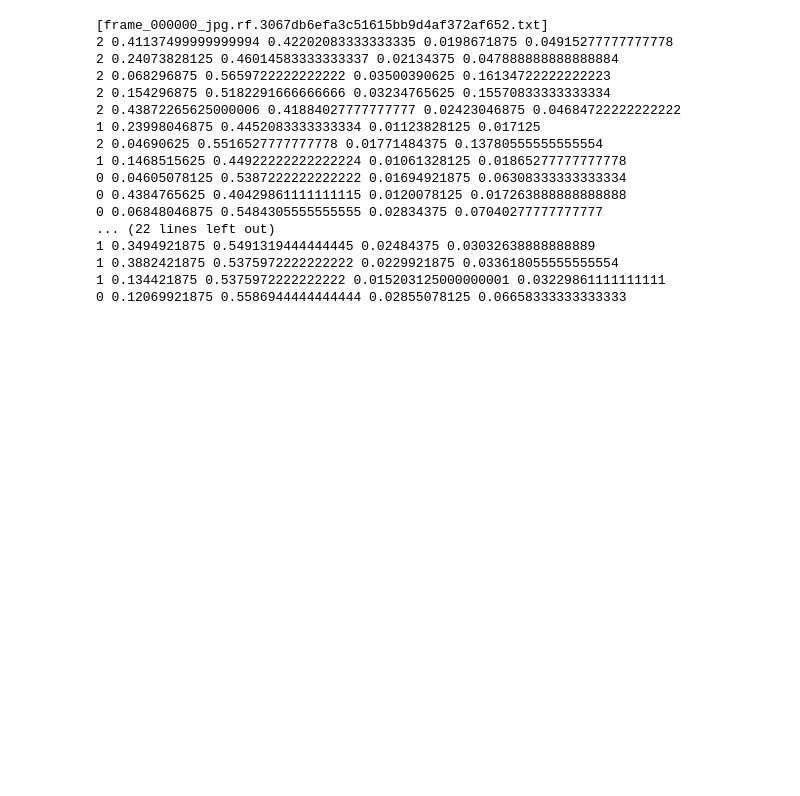
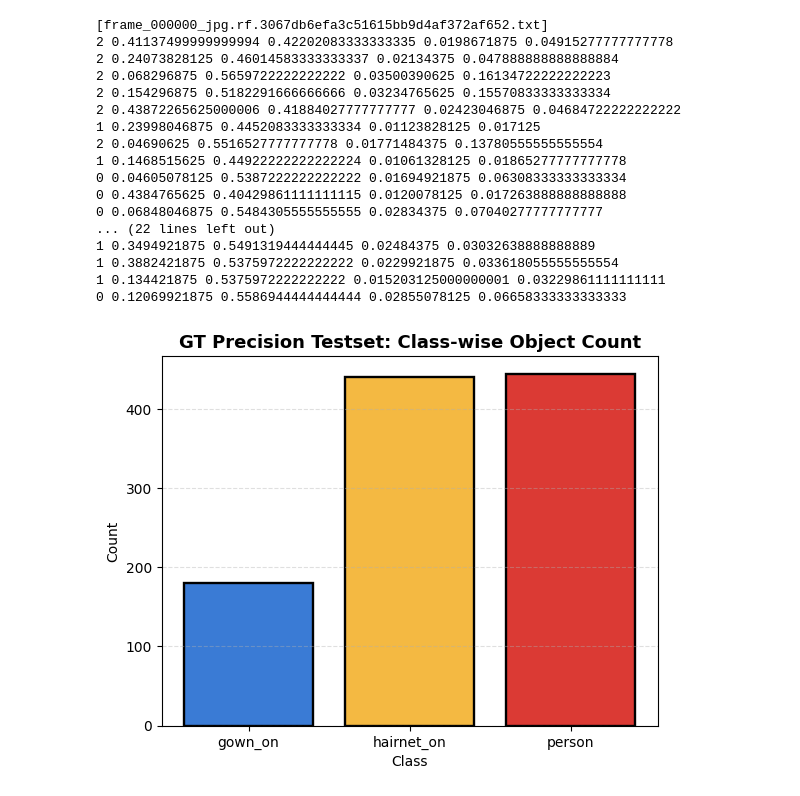
Before and after one commit to yongcito/CBNU_AI, a Jupyter notebook: 2학년_1학기_Capstone/gt_precision_dataset/dataset_overview_gt_precision_test.ipynb, the cells around one changed output. Drawn from its saved outputs; the diff is of its cells as text; code cells hidden in the pictures; blank space fills up the shorter version.

Commit message:
Update GT Precision testset overview notebook

```diff
--- a/2학년_1학기_Capstone/gt_precision_dataset/dataset_overview_gt_precision_test.ipynb
+++ b/2학년_1학기_Capstone/gt_precision_dataset/dataset_overview_gt_precision_test.ipynb
@@ -82,3 +82,26 @@ for img_name in image_files[:3]:
 1 0.3882421875 0.5375972222222222 0.0229921875 0.033618055555555554
 1 0.134421875 0.5375972222222222 0.015203125000000001 0.03229861111111111
 0 0.12069921875 0.5586944444444444 0.02855078125 0.06658333333333333
+# %%
+CLASS_NAMES = ['gown_on', 'hairnet_on', 'person']
+class_counts = {i: 0 for i in range(len(CLASS_NAMES))}
+
+for file in os.listdir(label_dir):
+    if file.endswith('.txt'):
+        with open(os.path.join(label_dir, file), 'r') as f:
+            for line in f:
+                class_id = int(line.strip().split()[0])
+                if class_id in class_counts:
+                    class_counts[class_id] += 1
+
+import matplotlib.pyplot as plt
+labels = CLASS_NAMES
+counts = [class_counts[i] for i in range(len(CLASS_NAMES))]
+plt.bar(labels, counts, color=['#3a7bd5', '#f4b942', '#db3a34'], edgecolor='black', linewidth=1.7)
+plt.title("GT Precision Testset: Class-wise Object Count", fontsize=13, fontweight='bold')
+plt.xlabel("Class")
+plt.ylabel("Count")
+plt.grid(axis='y', linestyle='--', alpha=0.4, linewidth=0.8)
+plt.show()
+# %% [output]
+[figure, added]
```
Also changed, not shown: parts of 1 cell of this notebook.
